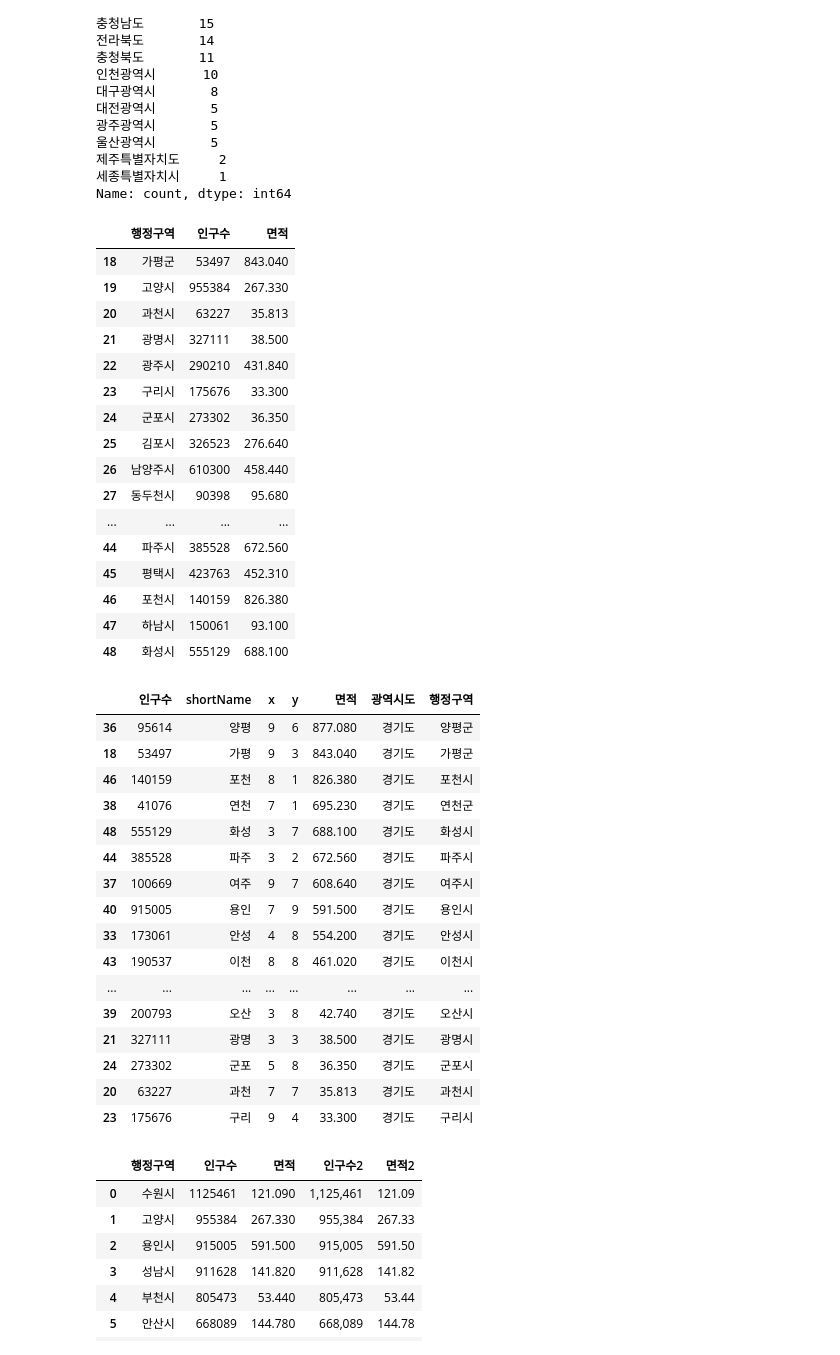
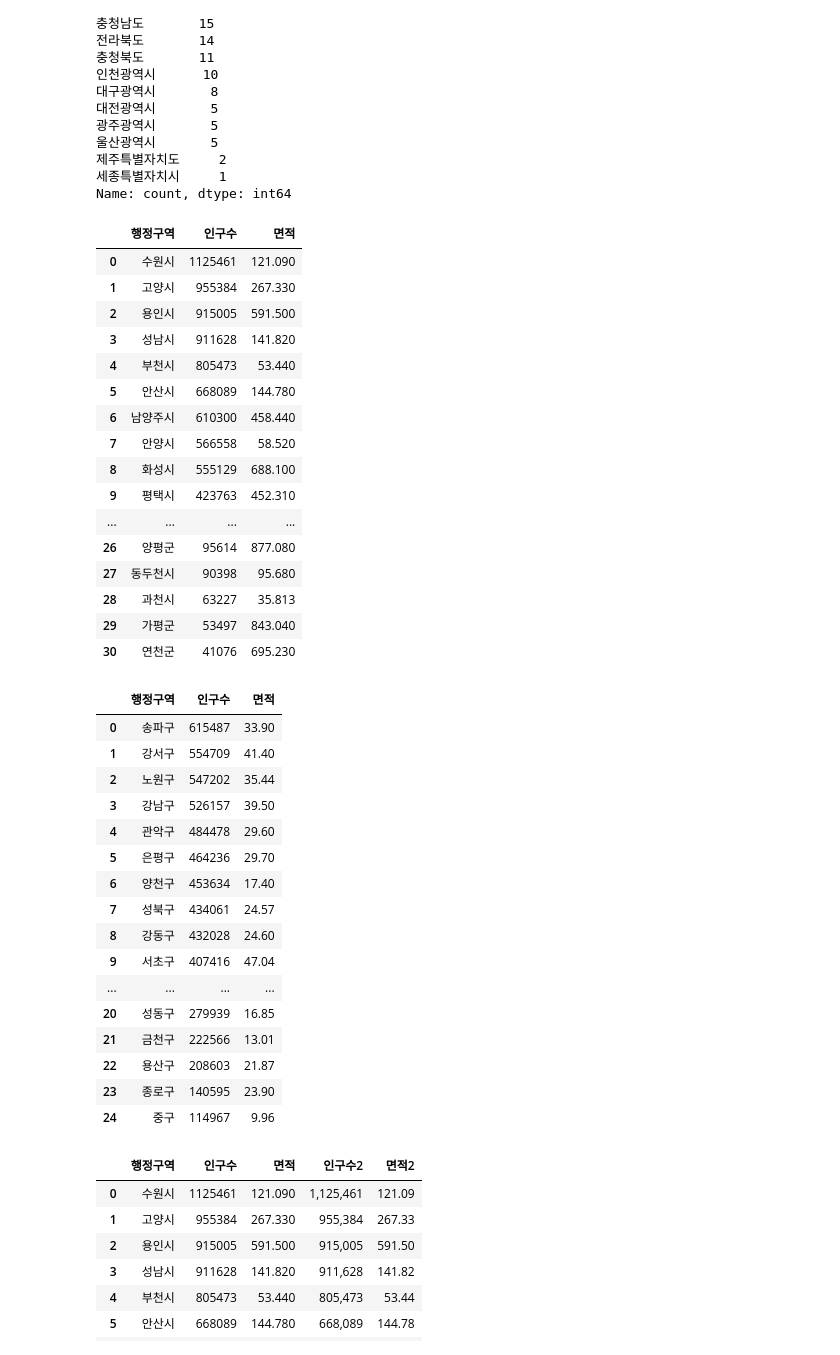
Before and after one commit to hia1394/Python_Webscraping_Analysis, a Jupyter notebook: 03-1.행정구역정보_분석과시각화.ipynb, the cells around one changed output. Cells and saved outputs as stored; diff of their text form; code cells hidden in the pictures.

```diff
--- a/03-1.행정구역정보_분석과시각화.ipynb
+++ b/03-1.행정구역정보_분석과시각화.ipynb
@@ -288,45 +308,49 @@ array(['강원도', '경기도', '경상남도', '경상북도', '광주광역
 세종특별자치시     1
 Name: count, dtype: int64
 # %%
-# data['행정구역'] == '경기도' 의 ['행정구역','인구수','면적']  컬럼의 데이터 출력하기
+# data['광역시도'] == '경기도' 의 ['광역시도','인구수','면적']  컬럼의 데이터 출력하기
+data.loc[data['광역시도']=='경기도',['행정구역','인구수','면적']]\
+.sort_values(by='인구수',ascending=False).reset_index(drop=True)
 # %% [output]
 |  | 행정구역 | 인구수 | 면적 |
-| 18 | 가평군 | 53497 | 843.040 |
-| 19 | 고양시 | 955384 | 267.330 |
-| 20 | 과천시 | 63227 | 35.813 |
-| 21 | 광명시 | 327111 | 38.500 |
-| 22 | 광주시 | 290210 | 431.840 |
-| 23 | 구리시 | 175676 | 33.300 |
-| 24 | 군포시 | 273302 | 36.350 |
-| 25 | 김포시 | 326523 | 276.640 |
-| 26 | 남양주시 | 610300 | 458.440 |
+| 0 | 수원시 | 1125461 | 121.090 |
+| 1 | 고양시 | 955384 | 267.330 |
+| 2 | 용인시 | 915005 | 591.500 |
+| 3 | 성남시 | 911628 | 141.820 |
+| 4 | 부천시 | 805473 | 53.440 |
+| 5 | 안산시 | 668089 | 144.780 |
+| 6 | 남양주시 | 610300 | 458.440 |
+| 7 | 안양시 | 566558 | 58.520 |
+| 8 | 화성시 | 555129 | 688.100 |
+| 9 | 평택시 | 423763 | 452.310 |
+| ... | ... | ... | ... |
+| 26 | 양평군 | 95614 | 877.080 |
 | 27 | 동두천시 | 90398 | 95.680 |
-| ... | ... | ... | ... |
-| 44 | 파주시 | 385528 | 672.560 |
-| 45 | 평택시 | 423763 | 452.310 |
-| 46 | 포천시 | 140159 | 826.380 |
-| 47 | 하남시 | 150061 | 93.100 |
-| 48 | 화성시 | 555129 | 688.100 |
+| 28 | 과천시 | 63227 | 35.813 |
+| 29 | 가평군 | 53497 | 843.040 |
+| 30 | 연천군 | 41076 | 695.230 |
 # %%
 # data['행정구역'] == '경기도' 의 ['행정구역','인구수','면적']  컬럼의 데이터를 면적을 descending 순서대로 출력하기
+data.loc[data['광역시도']=='서울특별시',['행정구역','인구수','면적']]\
+.sort_values(by='인구수',ascending=False).reset_index(drop=True)
 # %% [output]
-|  | 인구수 | shortName | x | y | 면적 | 광역시도 | 행정구역 |
-| 36 | 95614 | 양평 | 9 | 6 | 877.080 | 경기도 | 양평군 |
-| 18 | 53497 | 가평 | 9 | 3 | 843.040 | 경기도 | 가평군 |
-| 46 | 140159 | 포천 | 8 | 1 | 826.380 | 경기도 | 포천시 |
-| 38 | 41076 | 연천 | 7 | 1 | 695.230 | 경기도 | 연천군 |
-| 48 | 555129 | 화성 | 3 | 7 | 688.100 | 경기도 | 화성시 |
-| 44 | 385528 | 파주 | 3 | 2 | 672.560 | 경기도 | 파주시 |
-| 37 | 100669 | 여주 | 9 | 7 | 608.640 | 경기도 | 여주시 |
-| 40 | 915005 | 용인 | 7 | 9 | 591.500 | 경기도 | 용인시 |
-| 33 | 173061 | 안성 | 4 | 8 | 554.200 | 경기도 | 안성시 |
-| 43 | 190537 | 이천 | 8 | 8 | 461.020 | 경기도 | 이천시 |
-| ... | ... | ... | ... | ... | ... | ... | ... |
-| 39 | 200793 | 오산 | 3 | 8 | 42.740 | 경기도 | 오산시 |
-| 21 | 327111 | 광명 | 3 | 3 | 38.500 | 경기도 | 광명시 |
-| 24 | 273302 | 군포 | 5 | 8 | 36.350 | 경기도 | 군포시 |
-| 20 | 63227 | 과천 | 7 | 7 | 35.813 | 경기도 | 과천시 |
-| 23 | 175676 | 구리 | 9 | 4 | 33.300 | 경기도 | 구리시 |
+|  | 행정구역 | 인구수 | 면적 |
+| 0 | 송파구 | 615487 | 33.90 |
+| 1 | 강서구 | 554709 | 41.40 |
+| 2 | 노원구 | 547202 | 35.44 |
+| 3 | 강남구 | 526157 | 39.50 |
+| 4 | 관악구 | 484478 | 29.60 |
+| 5 | 은평구 | 464236 | 29.70 |
+| 6 | 양천구 | 453634 | 17.40 |
+| 7 | 성북구 | 434061 | 24.57 |
+| 8 | 강동구 | 432028 | 24.60 |
+| 9 | 서초구 | 407416 | 47.04 |
+| ... | ... | ... | ... |
+| 20 | 성동구 | 279939 | 16.85 |
+| 21 | 금천구 | 222566 | 13.01 |
+| 22 | 용산구 | 208603 | 21.87 |
+| 23 | 종로구 | 140595 | 23.90 |
+| 24 | 중구 | 114967 | 9.96 |
 # %%
 #경기도에 속한 행정구역명, 인구수, 면적 선택하기 인구수를 descending 순서대로 출력하고 index reset 하여 gy_df 라는 변수에 저장하기
 #data.loc[row , col]
```
Also changed, not shown: parts of 17 cells of this notebook.
